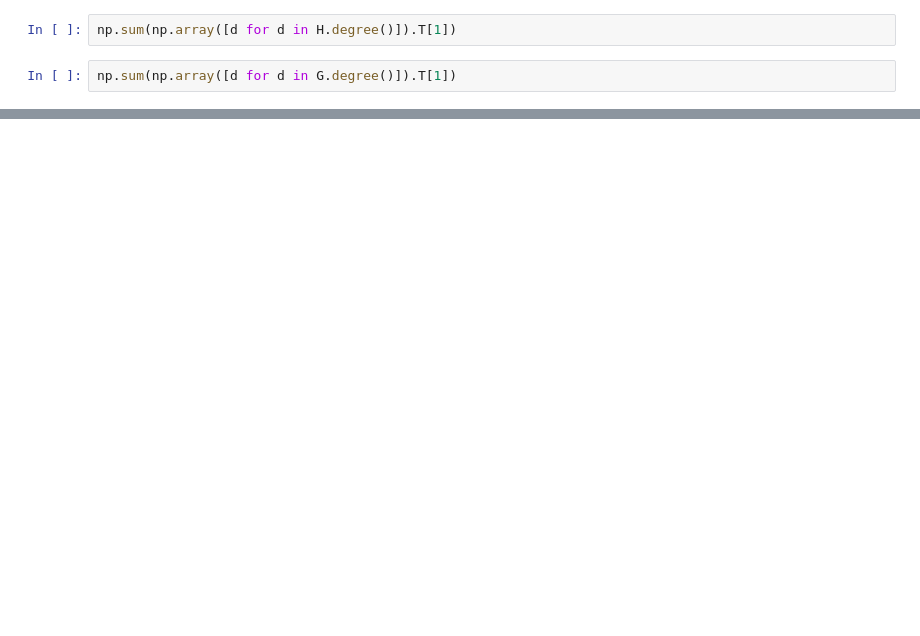
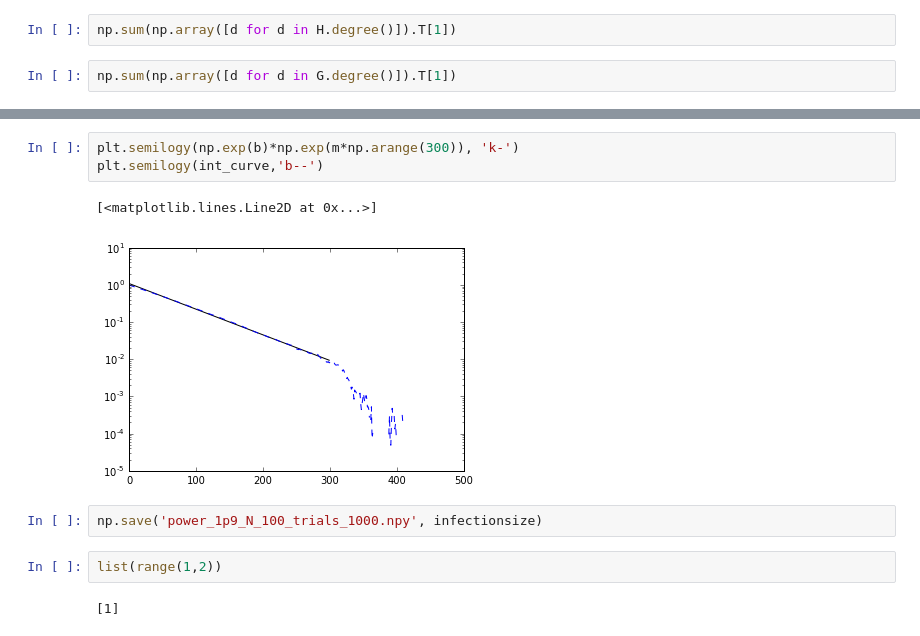
Before and after one commit to kmyim/BT_MP, a Jupyter notebook: coordination_game/simulations/multiplex_2.ipynb, the cells around one changed output, grey strips where cells are left out. Cells and saved outputs as stored; diff of their text form; blank space fills up the shorter version.

```diff
--- a/coordination_game/simulations/multiplex_2.ipynb
+++ b/coordination_game/simulations/multiplex_2.ipynb
@@ -143,0 +168,12 @@ m
+# %%
+plt.semilogy(np.exp(b)*np.exp(m*np.arange(300)), 'k-')
+plt.semilogy(int_curve,'b--')
+# %% [output]
+[<matplotlib.lines.Line2D at 0x...>]
+[figure, added]
+# %%
+np.save('power_1p9_N_100_trials_1000.npy', infectionsize)
+# %%
+list(range(1,2))
+# %% [output]
+[1]
```
Also changed, not shown: parts of 14 cells of this notebook, 6 other files.
